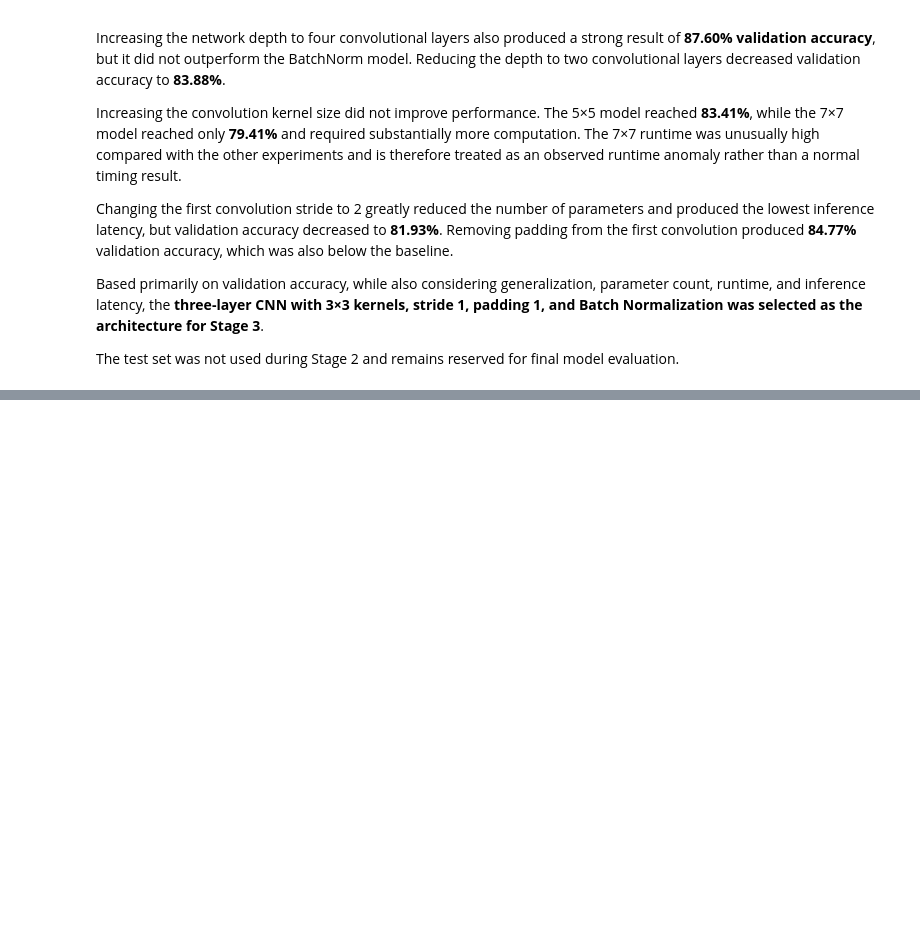
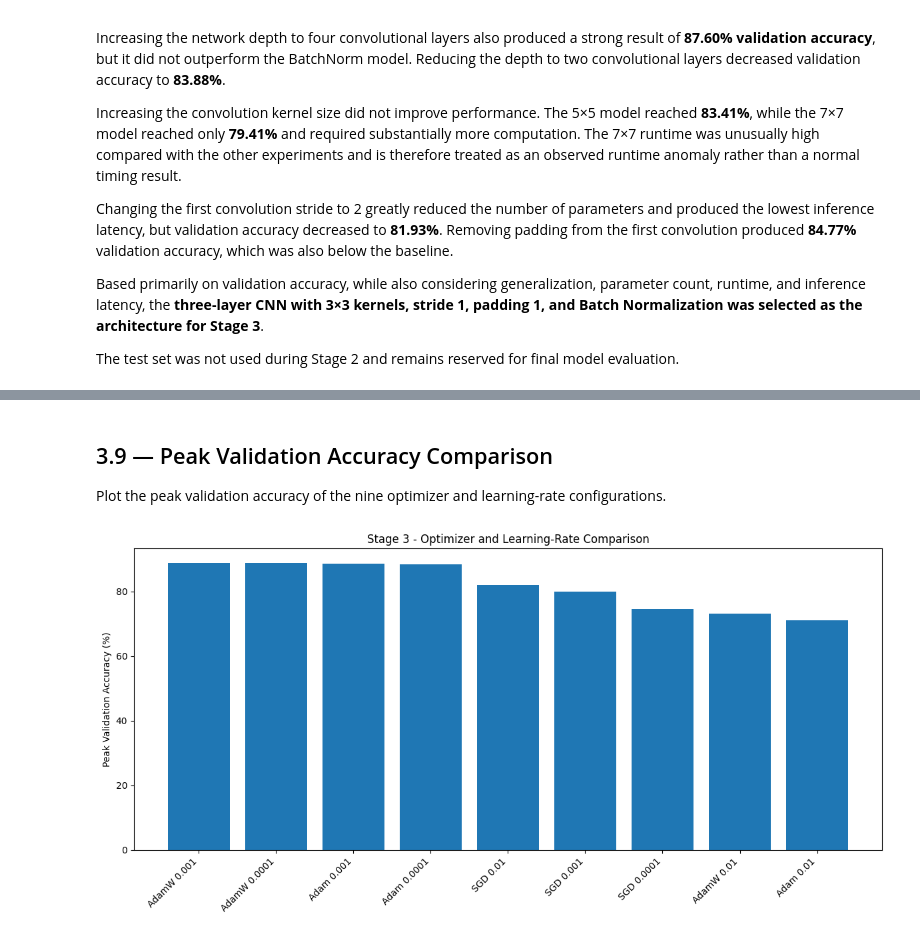
Before and after one commit to amarfarshoukh/EuroSAT_Project, a Jupyter notebook: notebooks/EuroSAT_Project.ipynb, the cells around one changed output, grey strips where cells are left out. Cells and saved outputs as stored; diff of their text form; code cells hidden in the pictures; blank space fills up the shorter version.

Commit message:
stage 3 done

```diff
--- a/notebooks/EuroSAT_Project.ipynb
+++ b/notebooks/EuroSAT_Project.ipynb
@@ -1352,0 +1783,17 @@ The test set was not used during Stage 2 and remains reserved for final model ev
+# %%
+for lr in [0.01, 0.001, 0.0001]:
+
+    result, history = run_stage3_experiment(
+        'AdamW',
+        lr
+    )
+
+    stage3_results.append(result)
+
+    stage3_histories[
+        'AdamW ' + str(lr)
+    ] = history
+
+print("===================================")
+print("9 OPTIMIZER / LR RUNS FINISHED")
+print("===================================")
@@ -1352,0 +1859,30 @@ The test set was not used during Stage 2 and remains reserved for final model ev
+# %% [markdown]
+## 3.9 — Peak Validation Accuracy Comparison
+
+Plot the peak validation accuracy of the nine optimizer and learning-rate configurations.
+# %%
+stage3_labels = (
+    stage3_table['Optimizer']
+    + ' '
+    + stage3_table['Learning Rate'].astype(str)
+)
+
+plt.figure(figsize=(12, 6))
+
+plt.bar(
+    stage3_labels,
+    stage3_table['Peak Val Accuracy (%)']
+)
+
+plt.xticks(
+    rotation=45,
+    ha='right'
+)
+
+plt.ylabel('Peak Validation Accuracy (%)')
+plt.title('Stage 3 - Optimizer and Learning-Rate Comparison')
+
+plt.tight_layout()
+plt.show()
+# %% [output]
+[figure, added]
```
Also changed, not shown: parts of 24 cells of this notebook, 5 other files.
